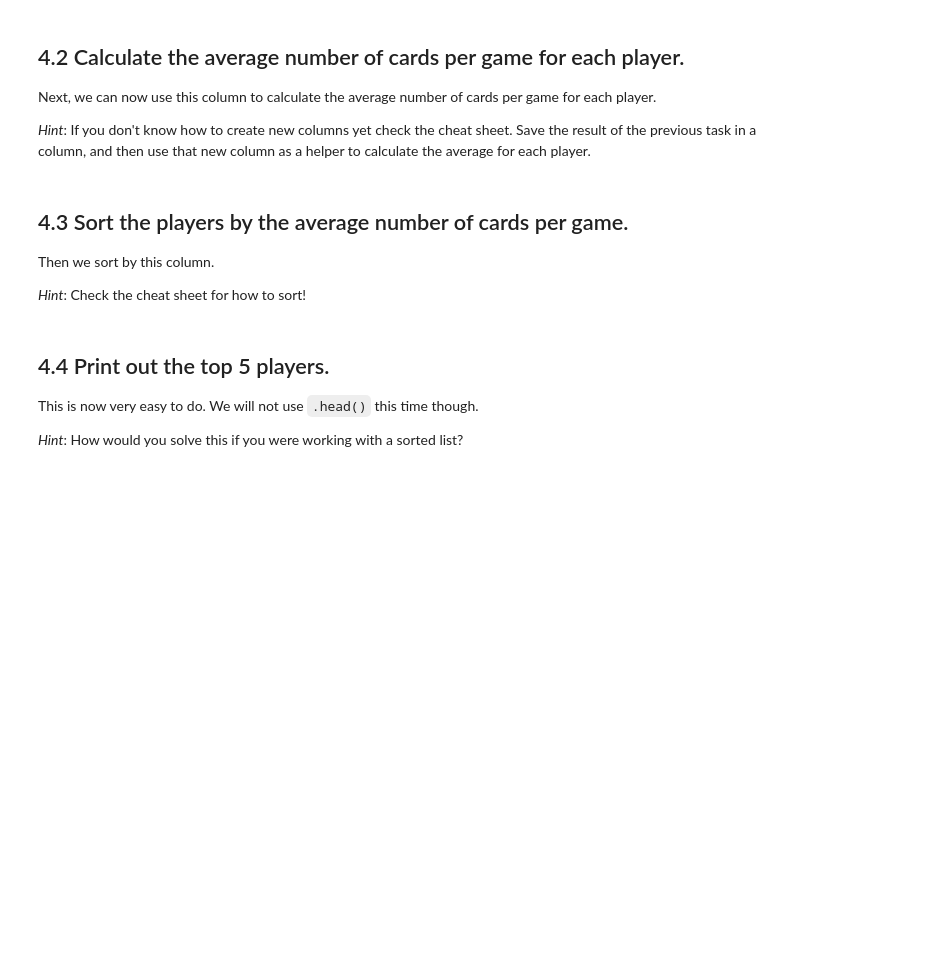
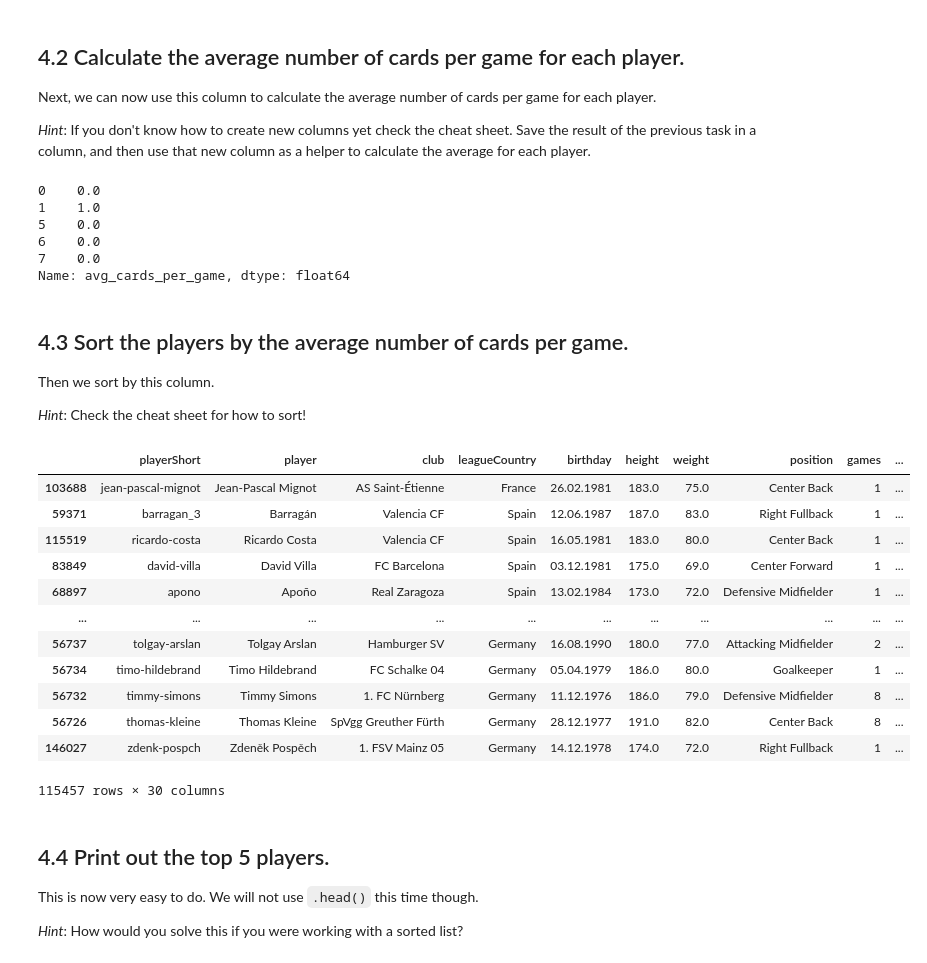
Before and after one commit to luetzyas/hsg-fs23-ds-exercises, a Jupyter notebook: E02_exercise02_blank.ipynb, the cells around one changed output. Drawn from its saved outputs; the diff is of its cells as text; code cells hidden in the pictures; blank space fills up the shorter version.

```diff
--- a/E02_exercise02_blank.ipynb
+++ b/E02_exercise02_blank.ipynb
@@ -30,3 +39,7 @@ Handling `NaN` values is essential as they can affect the results of data analys
 For simplicity's sake we want to just remove all rows that have `NaN` values.
 
 Look up how we could do backfill and forward fill and what doing that would mean in our case. Can you construct a case (on another dataset, or an imagined dataset) where filling is useful?
+# %%
+df = df.dropna()
+df.shape
+len(df)
@@ -105,3 +177,6 @@ Then print out the 5 players with the highest average number of cards per game.
 As an intermediate step, let's first calculate the number of cards each player has gotten.
 
 *Hint*: You can access the yellow cards with `df['yellowCards']` and the red cards with `df['redCards']`. How can you calculate the sum of two integers? Can you apply your knowledge to working with DataFrames?
+# %%
+df['total_cards'] = df['yellowCards'] + df['redCards']
+df['total_cards'].head()
@@ -110,11 +192,38 @@ As an intermediate step, let's first calculate the number of cards each player h
 Next, we can now use this column to calculate the average number of cards per game for each player.
 
 *Hint*: If you don't know how to create new columns yet check the cheat sheet. Save the result of the previous task in a column, and then use that new column as a helper to calculate the average for each player.
+# %%
+df['avg_cards_per_game'] = df['total_cards'] / df['games']
+df['avg_cards_per_game'].head()
+# %% [output]
+0    0.0
+1    1.0
+5    0.0
+6    0.0
+7    0.0
+Name: avg_cards_per_game, dtype: float64
 # %% [markdown]
 ## 4.3 Sort the players by the average number of cards per game.
 Then we sort by this column.
 
 *Hint*: Check the cheat sheet for how to sort!
+# %%
+avg_cards_per_game_df = df.sort_values(by='avg_cards_per_game', ascending=False)
+avg_cards_per_game_df
+# %% [output]
+|  | playerShort | player | club | leagueCountry | birthday | height | weight | position | games | ... |
+| 103688 | jean-pascal-mignot | Jean-Pascal Mignot | AS Saint-Étienne | France | 26.02.1981 | 183.0 | 75.0 | Center Back | 1 | ... |
+| 59371 | barragan_3 | Barragán | Valencia CF | Spain | 12.06.1987 | 187.0 | 83.0 | Right Fullback | 1 | ... |
+| 115519 | ricardo-costa | Ricardo Costa | Valencia CF | Spain | 16.05.1981 | 183.0 | 80.0 | Center Back | 1 | ... |
+| 83849 | david-villa | David Villa | FC Barcelona | Spain | 03.12.1981 | 175.0 | 69.0 | Center Forward | 1 | ... |
+| 68897 | apono | Apoño | Real Zaragoza | Spain | 13.02.1984 | 173.0 | 72.0 | Defensive Midfielder | 1 | ... |
+| ... | ... | ... | ... | ... | ... | ... | ... | ... | ... | ... |
+| 56737 | tolgay-arslan | Tolgay Arslan | Hamburger SV | Germany | 16.08.1990 | 180.0 | 77.0 | Attacking Midfielder | 2 | ... |
+| 56734 | timo-hildebrand | Timo Hildebrand | FC Schalke 04 | Germany | 05.04.1979 | 186.0 | 80.0 | Goalkeeper | 1 | ... |
+| 56732 | timmy-simons | Timmy Simons | 1. FC Nürnberg | Germany | 11.12.1976 | 186.0 | 79.0 | Defensive Midfielder | 8 | ... |
+| 56726 | thomas-kleine | Thomas Kleine | SpVgg Greuther Fürth | Germany | 28.12.1977 | 191.0 | 82.0 | Center Back | 8 | ... |
+| 146027 | zdenk-pospch | Zdeněk Pospěch | 1. FSV Mainz 05 | Germany | 14.12.1978 | 174.0 | 72.0 | Right Fullback | 1 | ... |
+115457 rows × 30 columns
 # %% [markdown]
 ## 4.4 Print out the top 5 players.
 This is now very easy to do. We will not use `.head()` this time though.
```
Also changed, not shown: parts of 16 cells of this notebook, 7 other files.
